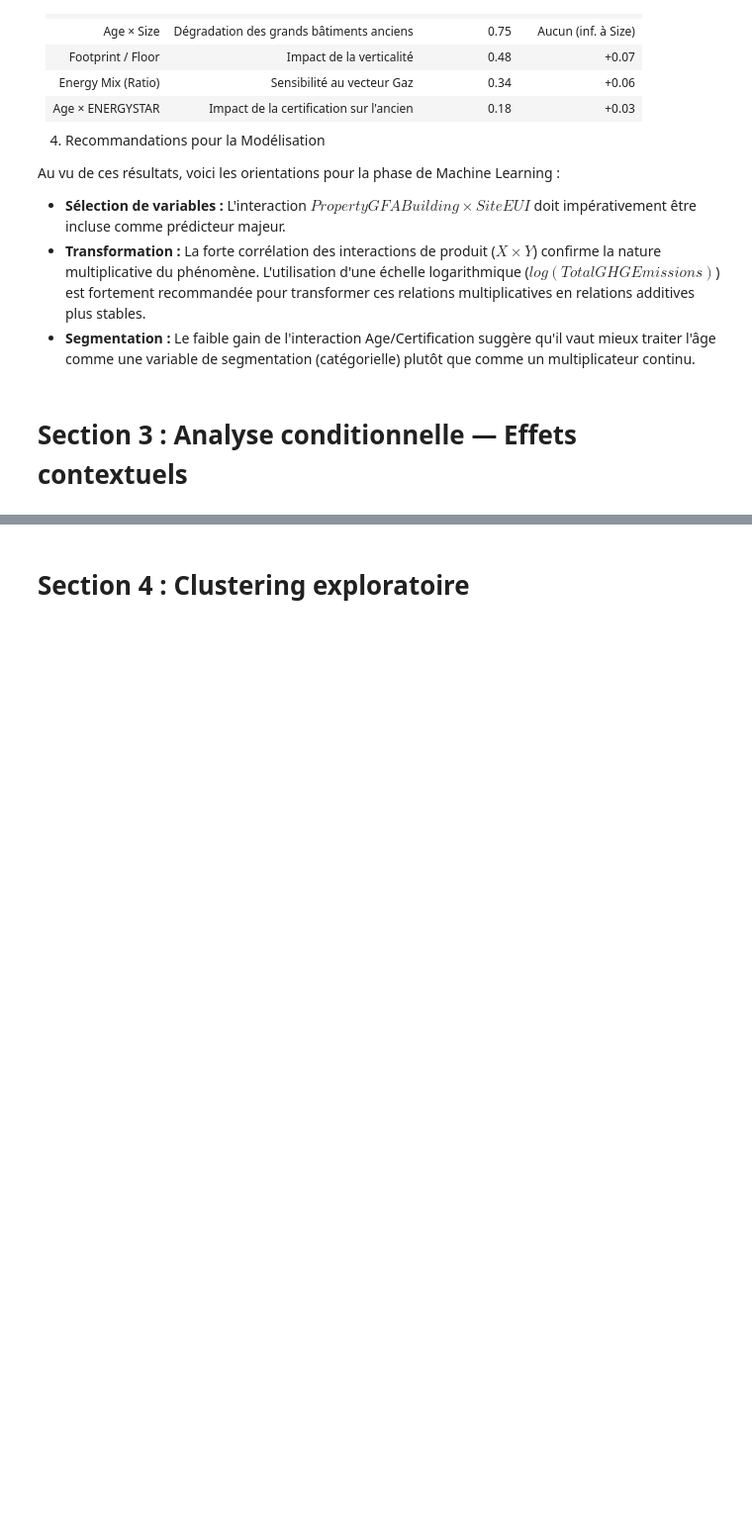
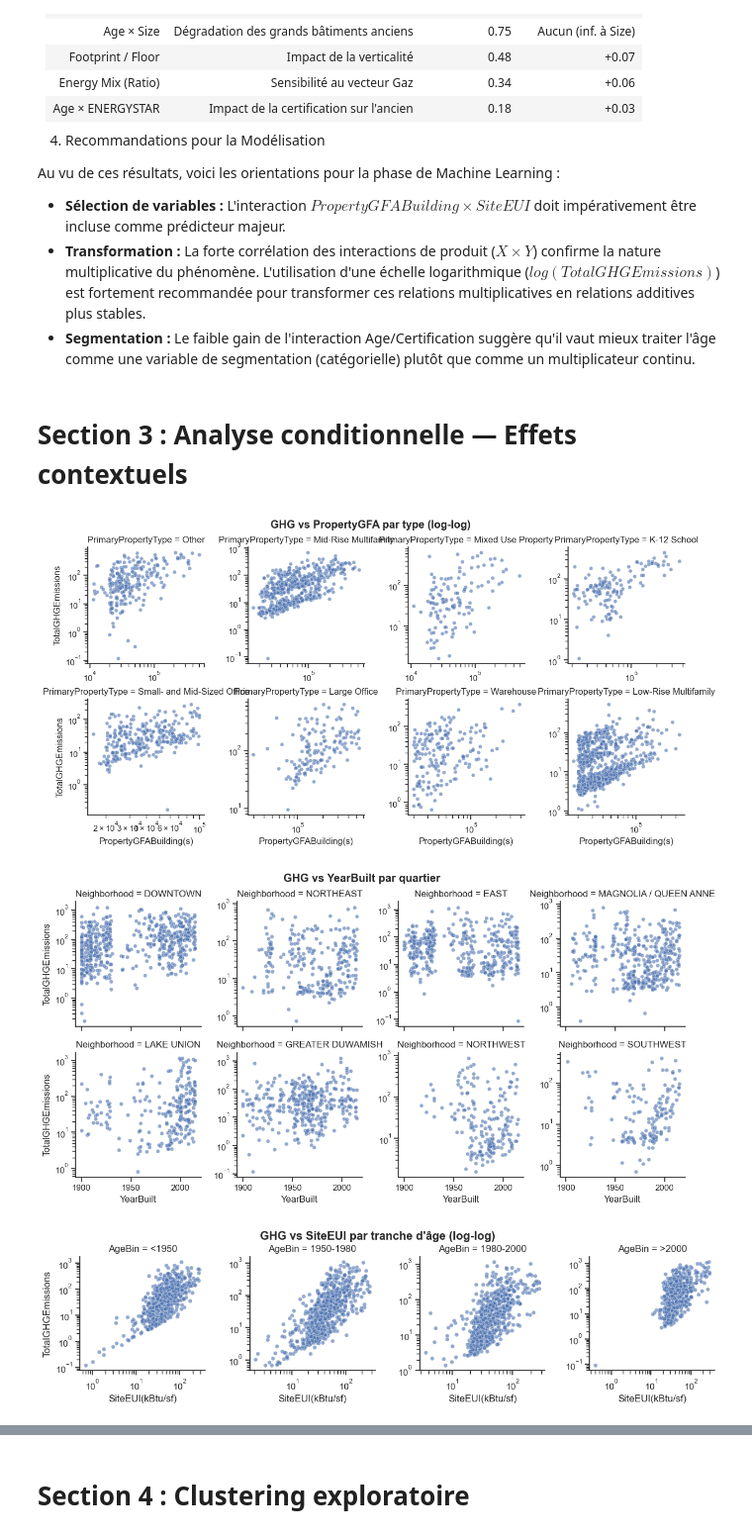
Before and after one commit to Ben10-som/ML-prediction-CO2, a Jupyter notebook: notebooks/04_multivariate_full_analysis.ipynb, the cells around one changed output, grey strips where cells are left out. Shown at 99% size. Cells and saved outputs as stored; diff of their text form; code cells hidden in the pictures; blank space fills up the shorter version.

Commit message:
eda: ajout des analyses conditionnelles (facets par type/quartier/âge)

```diff
--- a/notebooks/04_multivariate_full_analysis.ipynb
+++ b/notebooks/04_multivariate_full_analysis.ipynb
@@ -366,4 +363,79 @@ Au vu de ces résultats, voici les orientations pour la phase de Machine Learnin
 # %% [markdown]
 # Section 3 : Analyse conditionnelle — Effets contextuels
 # %%
-# code
+import numpy as np
+import pandas as pd
+import seaborn as sns
+import matplotlib.pyplot as plt
+
+df = df_raw.copy()
+
+# Utilitaires
+def top_k_filter(df, col, k=8):
+    top = df[col].value_counts().head(k).index
+    return df[df[col].isin(top)]
+
+def clip_xy(df, x, y, q=0.99):
+    return df[
+        (df[x] <= df[x].quantile(q)) &
+        (df[y] <= df[y].quantile(q))
+    ]
+
+sns.set_theme(style="ticks")
+
+# 1) GHG vs PropertyGFA, segmenté par PrimaryPropertyType (top 8)
+tmp = top_k_filter(df, "PrimaryPropertyType", k=8)
+tmp = clip_xy(tmp, "PropertyGFABuilding(s)", "TotalGHGEmissions")
+g = sns.relplot(
+    data=tmp, x="PropertyGFABuilding(s)", y="TotalGHGEmissions",
+    col="PrimaryPropertyType", col_wrap=4, facet_kws={"sharex": False, "sharey": False},
+    kind="scatter", alpha=0.6, s=25, height=3
+)
+g.set(xscale="log", yscale="log")
+g.fig.suptitle("GHG vs PropertyGFA par type (log-log)", y=1.02, weight="bold")
+plt.show()
+
+# 2) GHG vs YearBuilt, segmenté par Neighborhood (top 8)
+if "Neighborhood" in df.columns:
+    tmp = top_k_filter(df, "Neighborhood", k=8)
+    tmp = clip_xy(tmp, "YearBuilt", "TotalGHGEmissions")
+    g = sns.relplot(
+        data=tmp, x="YearBuilt", y="TotalGHGEmissions",
+        col="Neighborhood", col_wrap=4, facet_kws={"sharex": True, "sharey": False},
+        kind="scatter", alpha=0.6, s=25, height=3
+    )
+    g.set(yscale="log")
+    g.fig.suptitle("GHG vs YearBuilt par quartier", y=1.02, weight="bold")
+    plt.show()
+
+# 3) GHG vs SiteEUI, segmenté par tranche d'âge
+df["Age"] = 2016 - df["YearBuilt"]
+bins = [-np.inf, 1950, 1980, 2000, np.inf]
+labels = ["<1950", "1950-1980", "1980-2000", ">2000"]
+df["AgeBin"] = pd.cut(df["YearBuilt"], bins=bins, labels=labels)
+tmp = clip_xy(df.dropna(subset=["AgeBin"]), "SiteEUI(kBtu/sf)", "TotalGHGEmissions")
+g = sns.relplot(
+    data=tmp, x="SiteEUI(kBtu/sf)", y="TotalGHGEmissions",
+    col="AgeBin", col_wrap=4, facet_kws={"sharex": False, "sharey": False},
+    kind="scatter", alpha=0.6, s=25, height=3
+)
+g.set(xscale="log", yscale="log")
+g.fig.suptitle("GHG vs SiteEUI par tranche d'âge (log-log)", y=1.02, weight="bold")
+plt.show()
+
+# 4) GHG vs ENERGYSTARScore, segmenté par BuildingType (fallback sur PrimaryPropertyType)
+building_type_col = "BuildingType" if "BuildingType" in df.columns else "PrimaryPropertyType"
+tmp = top_k_filter(df.dropna(subset=[building_type_col]), building_type_col, k=8)
+tmp = clip_xy(tmp, "ENERGYSTARScore", "TotalGHGEmissions")
+g = sns.relplot(
+    data=tmp, x="ENERGYSTARScore", y="TotalGHGEmissions",
+    col=building_type_col, col_wrap=4, facet_kws={"sharex": True, "sharey": False},
+    kind="scatter", alpha=0.6, s=25, height=3
+)
+g.set(yscale="log")
+g.fig.suptitle("GHG vs ENERGYSTARScore par type", y=1.02, weight="bold")
+plt.show()
+# %% [output]
+[figure, added]
+[figure, added]
+[figure, added]
```
Also changed, not shown: parts of 3 cells of this notebook.
